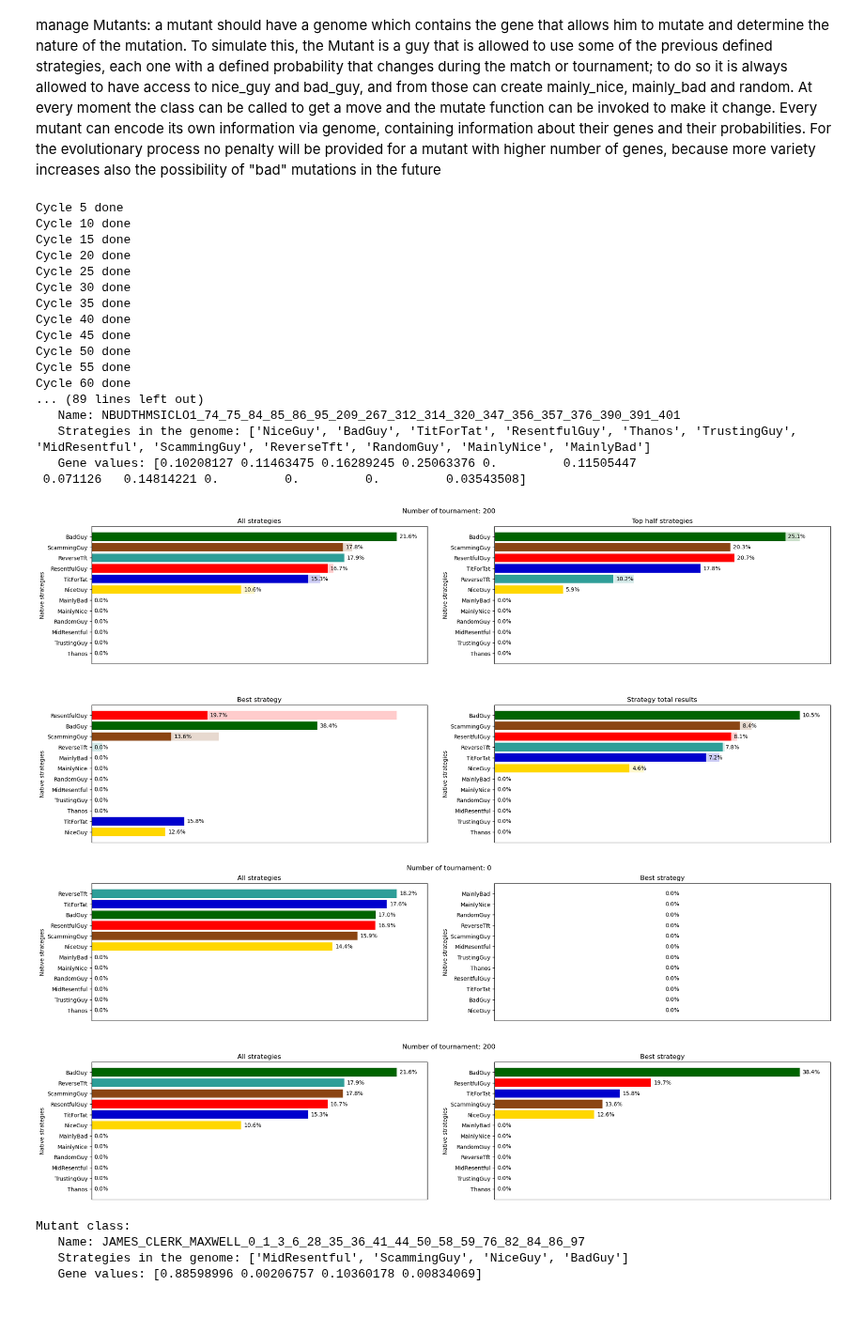
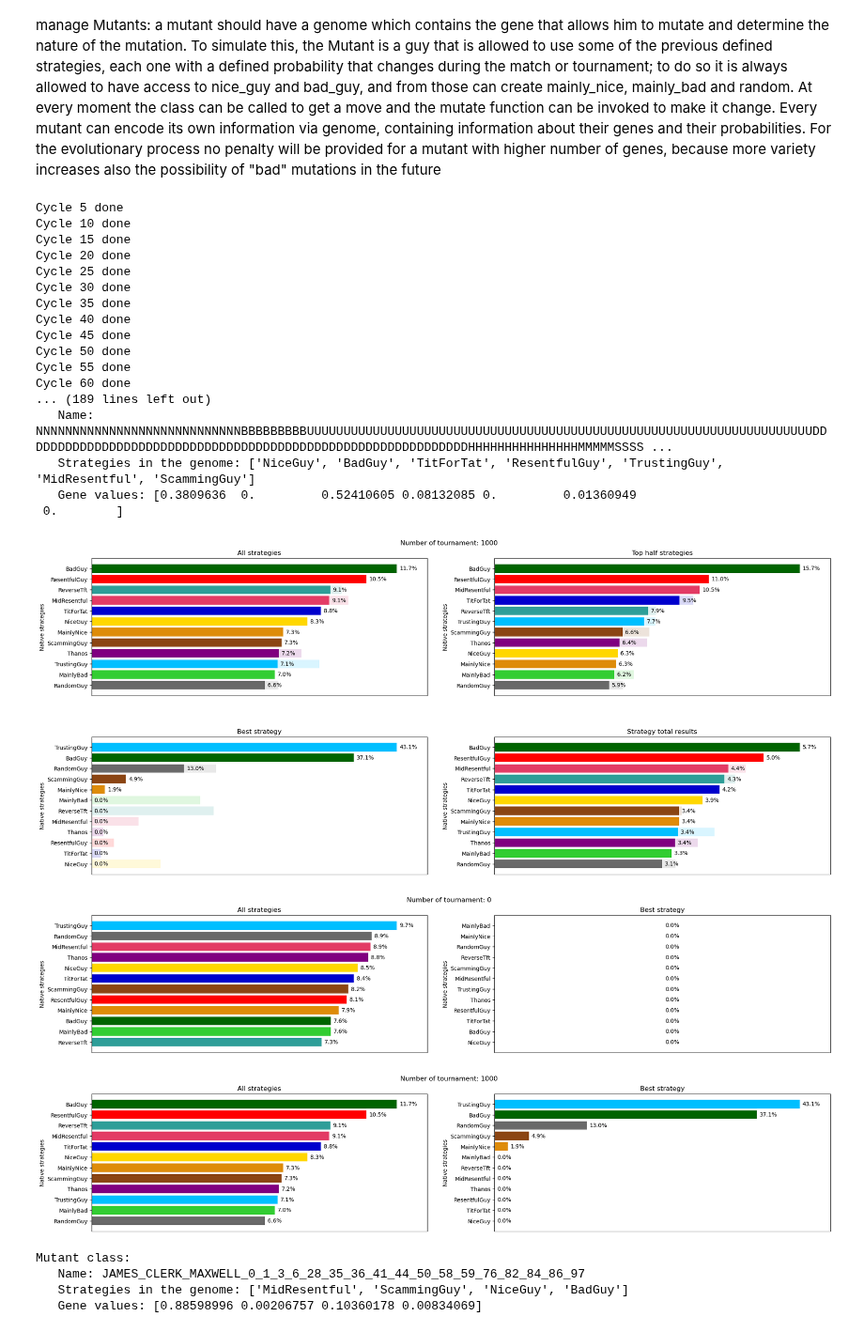
Before and after one commit to LeoPi314/LCP_projects_Y7_Group_4, a Jupyter notebook: Mutable.ipynb, the cells around one changed output. Shown at 94% size. Cells and saved outputs as stored; diff of their text form; code cells hidden in the pictures.

Commit message:
[leonardo] some other tests

```diff
--- a/Mutable.ipynb
+++ b/Mutable.ipynb
@@ -550,14 +550,14 @@ def make_a_gif( data_frame, t_key='tournament', p_key = 'Strategies', image_keys
                     ax.margins(x=0.1)
                     # sorting the data
                     sorted_data = f.nlargest( n_part, key ).sort_values( key, ascending=True )
+                     # getting the bars
+                    barh = ax.barh(sorted_data[p_key],sorted_data[key], color=[color_dic[strategy] for strategy in sorted_data[p_key]] )
+                    # setting bar labels
+                    ax.bar_label(barh, labels = [ f"{b*100:.1f}%" for b in sorted_data[key] ], padding = 5)
                     # restoring the previous result and drowing them as "halo"
                     if ( halo and frame ) :
                         old_f = data_frame[data_frame[t_key] == ( frame - 1 )].nlargest( n_part, key ).sort_values( key, ascending=True )
-                        ax.barh(old_f[p_key],old_f[key], color=[color_dic[strategy] for strategy in old_f[p_key]], alpha=0.2)
-                    # getting the bars
-                    barh = ax.barh(sorted_data[p_key],sorted_data[key], color=[color_dic[strategy] for strategy in sorted_data[p_key]] )
-                    # setting bar labels
-                    ax.bar_label(barh, labels = [ f"{b*100:.1f}%" for b in sorted_data[key] ], padding = 5)
+                        ax.barh(old_f[p_key],old_f[key], color=[color_dic[strategy] for strategy in old_f[p_key]], alpha=0.15)
                 else:
                     print(f"No data for tournament: {frame}")
 
@@ -689,18 +689,18 @@ def make_a_couple( data_frame, t_key='tournament', p_key = 'Strategies', image_k
 #            image_titles = [ ['All strategies', 'Top half strategies'], ['Best strategy', 'Strategy total results',] ], gif_name = 'Normal')
 
 # ------------------------------ SHUFFLE TEST ------------------------------
-# test_list = ['N', 'B', 'U', 'D', 'S', 'I']
+test_list = ['N', 'B', 'U', 'D', 'M', 'S', 'H']
 # test_list = list(mutant.genes.keys())
-# mutant_list , name_list = get_m_list( "shuffle", test_list,  N_gen = 100, N_mut = 75 )
-# classification, frames = m_tournament( participants = mutant_list , part_names = name_list, N_rounds = 10, iter=200, pressure = 1,  M = Payoff )
+mutant_list , name_list = get_m_list( "shuffle", test_list,  N_gen = 25, N_mut = 100 )
+classification, frames = m_tournament( participants = mutant_list , part_names = name_list, N_rounds = 10, iter=1000, pressure = 5,  M = Payoff )
 # ------------------------------ BASE GIF ------------------------------
 # make_a_gif( frames, t_key='tournament', p_key = 'Strategies', image_keys = np.array([[ 'total_w', 'half_w', ], [ 'best_w', 'res_w', ],] ),
 #            image_titles = [ ['All strategies', 'Top half strategies'], ['Best strategy', 'Strategy total results',] ], gif_name = 'Shuffle')
 
 # ------------------------------ SAME TEST ------------------------------
-test_list = ['NBUDTHMSICLO']
-mutant_list , name_list = get_m_list( "same", test_list, N_mut = 100 )
-classification, frames = m_tournament( participants = mutant_list , part_names = name_list, N_rounds = 10, iter=500, pressure = 2,  M = Payoff )
+# test_list = ['NBUDTHMSICLO']
+# mutant_list , name_list = get_m_list( "same", test_list, N_mut = 125 )
+# classification, frames = m_tournament( participants = mutant_list , part_names = name_list, N_rounds = 10, iter=1000, pressure = 3,  M = Payoff )
 # ------------------------------ BASE GIF ------------------------------
 # make_a_gif( frames, t_key='tournament', p_key = 'Strategies', image_keys = np.array([[ 'total_w', 'half_w', ], [ 'best_w', 'res_w', ],] ),
 #            image_titles = [ ['All strategies', 'Top half strategies'], ['Best strategy', 'Strategy total results',] ], gif_name = 'Same')
@@ -745,11 +745,11 @@ Cycle 45 done
 Cycle 50 done
 Cycle 55 done
 Cycle 60 done
-... (89 lines left out)
-   Name: NBUDTHMSICLO1_74_75_84_85_86_95_209_267_312_314_320_347_356_357_376_390_391_401
-   Strategies in the genome: ['NiceGuy', 'BadGuy', 'TitForTat', 'ResentfulGuy', 'Thanos', 'TrustingGuy', 'MidResentful', 'ScammingGuy', 'ReverseTft', 'RandomGuy', 'MainlyNice', 'MainlyBad']
-   Gene values: [0.10208127 0.11463475 0.16289245 0.25063376 0.         0.11505447
- 0.071126   0.14814221 0.         0.         0.         0.03543508]
+... (189 lines left out)
+   Name: NNNNNNNNNNNNNNNNNNNNNNNNNNNNBBBBBBBBBUUUUUUUUUUUUUUUUUUUUUUUUUUUUUUUUUUUUUUUUUUUUUUUUUUUUUUUUUUUUUUUUUUUUUDDDDDDDDDDDDDDDDDDDDDDDDDDDDDDDDDDDDDDDDDDDDDDDDDDDDDDDDDDDDDHHHHHHHHHHHHHHHMMMMMSSSS ...
+   Strategies in the genome: ['NiceGuy', 'BadGuy', 'TitForTat', 'ResentfulGuy', 'TrustingGuy', 'MidResentful', 'ScammingGuy']
+   Gene values: [0.3809636  0.         0.52410605 0.08132085 0.         0.01360949
+ 0.        ]
 # %%
 import json
 
@@ -764,9 +767,19 @@ with open("Same_All_100_mut_500_iter.json", "w") as f:
     json.dump(output, f, indent=4)
+# %%
+csv_file = "Shuffle_All_100_mut_1000_iter_4_p.csv"
+json_file = "Shuffle_All_100_mut_1000_iter_4_p.json"
+
+# loading frames for gifs
+frames = pd.read_csv( csv_file )
+
+# loading classification as json data type
+with open( json_file, "r") as f:
+    classif = json.load( f )
 # %%
 # ------------------------------ BASE GIF ------------------------------
 make_a_gif( frames, t_key='tournament', p_key = 'Strategies', image_keys = np.array([[ 'total_w', 'half_w', ], [ 'best_w', 'res_w', ],] ),
            image_titles = [ ['All strategies', 'Top half strategies'], ['Best strategy', 'Strategy total results',] ],
-           gif_name = 'Shuffle_Halo', halo=True, every_n = 5)
+           gif_name = 'Shuffle_All_100_mut_1000_iter_4_p', halo=True, every_n = 4)
 
 # ------------------------------ 40 GIFS ------------------------------
 # name_keys = np.asarray( [ str(i) for i in range( 40 ) ] ).reshape( 5, 8 )
@@ -776,36 +789,36 @@ make_a_gif( frames, t_key='tournament', p_key = 'Strategies', image_keys = np.ar
 
 # ------------------------------ 50 GIFS ------------------------------
 # name_keys = np.asarray( [ str(i) for i in range( 50 ) ] ).reshape( 5, 10 )
 # name_titles = np.asarray( [ f"Mutant number {i}/{len(mutant_list)}" for i in range( 50 ) ] ).reshape( 5, 10 )
 # make_a_gif( frames, t_key='tournament', p_key = 'Strategies', image_keys = name_keys,
 #            image_titles = name_titles, gif_name = 'Less_random_strat')
 
 # ------------------------------ 30 GIFS ------------------------------
 # name_keys = np.asarray( [ str(i) for i in range( 30 ) ] ).reshape( 6, 5 )
 # name_titles = np.asarray( [ f"Mutant number {i}/{len(mutant_list)}" for i in range( 30 ) ] ).reshape( 6, 5 )
 # make_a_gif( frames, t_key='tournament', p_key = 'Strategies', image_keys = name_keys,
 #            image_titles = name_titles, gif_name = 'pod_gif_all')
 
 # ------------------------------ 25 GIFS ------------------------------
 # n_row, n_col = 5, 5
 # name_keys = np.asarray( [ f"res_{i}" for i in range( n_row*n_col ) ] ).reshape( n_col, n_row )
 # name_titles = np.asarray( [ f"Mutant classified {i+1}th/{len(mutant_list)}" for i in range( n_row*n_col ) ] ).reshape( n_col, n_row )
 # make_a_gif( frames, t_key='tournament', p_key = 'Strategies', image_keys = name_keys,
 #            image_titles = name_titles, gif_name = 'BUHN_results', y_label = f"Result fraction by strategy", fixed=True )
 
 # ------------------------------ 25 GIFS ------------------------------
 # n_row, n_col = 5, 5
 # name_keys = np.asarray( [ f"res_{i}" for i in range( n_row*n_col ) ] ).reshape( n_col, n_row )
 # name_titles = np.asarray( [ f"Mutant classified {i+1}th/{len(mutant_list)}" for i in range( n_row*n_col ) ] ).reshape( n_col, n_row )
 # make_a_gif( frames, t_key='tournament', p_key = 'Strategies', image_keys = name_keys,
 #            image_titles = name_titles, gif_name = 'BUHN_results', y_label = f"Result fraction by strategy", fixed=True )
 
 # ------------------------------ BASE PNG ------------------------------
 make_a_couple( frames, t_key='tournament', p_key = 'Strategies', image_keys = np.array([[ 'total_w', 'best_w', ], ] ),
-           image_titles = [ ['All strategies', 'Best strategy',], ], file_name = 'Shuffle')
+           image_titles = [ ['All strategies', 'Best strategy',], ], file_name = 'Shuffle_All_100_mut_1000_iter_4_p')
 # %% [output]
-[figure, old version]
+[figure, new version]
-[figure, old version]
+[figure, new version]
 # %%
 # frames[ frames['tournament'] == 0 ]
 # for c in strategies :
```
Also changed, not shown: parts of 3 cells of this notebook, 1 other file.
